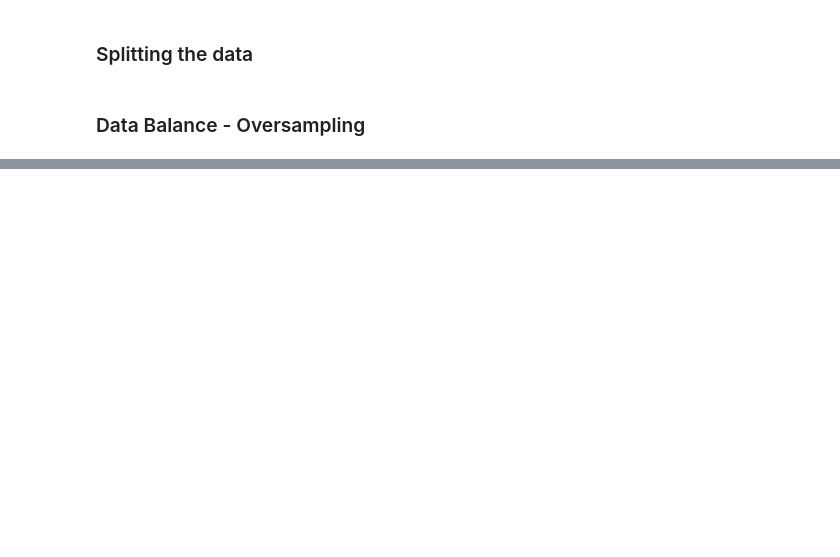
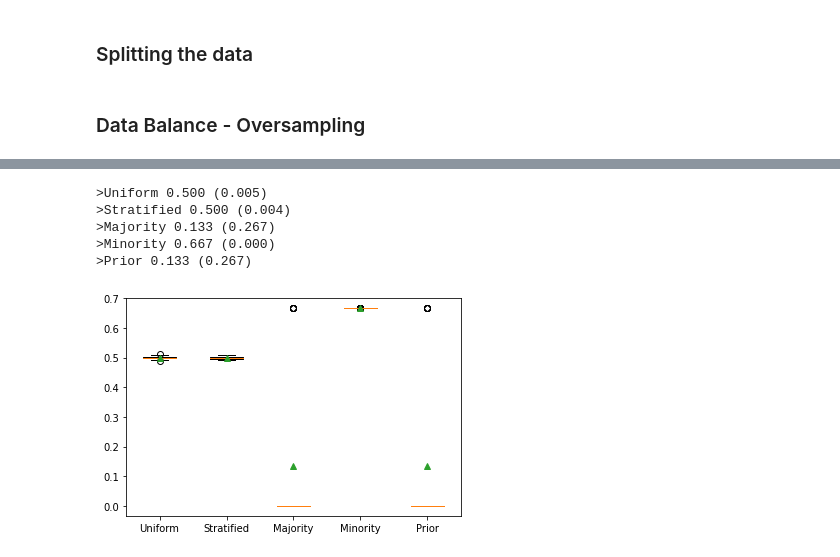
Before and after one commit to fabio-teichmann/ds-ml-project, a Jupyter notebook: Modelling.ipynb, the cells around one changed output, grey strips where cells are left out. Cells and saved outputs as stored; diff of their text form; code cells hidden in the pictures; blank space fills up the shorter version.

Commit message:
baseline model added, interim data sets for models created

```diff
--- a/Modelling.ipynb
+++ b/Modelling.ipynb
@@ -34,0 +65,16 @@ from sklearn.metrics import recall_score, roc_auc_score, roc_curve
+# %%
+scaler = StandardScaler()
+
+#standardization of train set (fit_transform)
+X_train_res_stand = scaler.fit_transform(X_train_res)
+
+#change array to dataframe
+scaled_df_train_resampled = pd.DataFrame(X_train_res_stand)
+scaled_df_train_resampled.columns = X_train.columns
+
+#standardization of test set (transform)
+X_test_stand = scaler.transform(X_test)
+
+#change array to dataframe
+scaled_df_test = pd.DataFrame(X_test_stand)
+scaled_df_test.columns = X_test.columns
@@ -34,0 +101,63 @@ from sklearn.metrics import recall_score, roc_auc_score, roc_curve
+# %%
+# compare naive classifiers with f1-measure
+from numpy import mean
+from numpy import std
+from sklearn.datasets import make_classification
+from sklearn.model_selection import cross_val_score
+from sklearn.model_selection import RepeatedStratifiedKFold
+from sklearn.dummy import DummyClassifier
+from matplotlib import pyplot
+
+# evaluate a model
+def evaluate_model(X, y, model):
+	# define evaluation procedure
+	cv = RepeatedStratifiedKFold(n_splits=10, n_repeats=3, random_state=1)
+	# evaluate model
+	scores = cross_val_score(model, X, y, scoring='f1', cv=cv, n_jobs=-1)
+	return scores
+
+# define models to test
+def get_models():
+	models, names = list(), list()
+	# Uniformly Random Guess
+	models.append(DummyClassifier(strategy='uniform'))
+	names.append('Uniform')
+	# Prior Random Guess
+	models.append(DummyClassifier(strategy='stratified'))
+	names.append('Stratified')
+	# Majority Class: Predict 0
+	models.append(DummyClassifier(strategy='most_frequent'))
+	names.append('Majority')
+	# Minority Class: Predict 1
+	models.append(DummyClassifier(strategy='constant', constant=1))
+	names.append('Minority')
+	# Class Prior
+	models.append(DummyClassifier(strategy='prior'))
+	names.append('Prior')
+	return models, names
+
+# define dataset
+"""
+X, y = make_classification(n_samples=10000, n_features=2, n_redundant=0,
+	n_clusters_per_class=1, weights=[0.99], flip_y=0, random_state=4)
+"""
+# define models
+models, names = get_models()
+results = list()
+# evaluate each model
+for i in range(len(models)):
+	# evaluate the model and store results
+	scores = evaluate_model(scaled_df_train_resampled, y_train_res, models[i])
+	results.append(scores)
+	# summarize and store
+	print('>%s %.3f (%.3f)' % (names[i], mean(scores), std(scores)))
+# plot the results
+pyplot.boxplot(results, labels=names, showmeans=True)
+pyplot.show()
+# %% [output]
+>Uniform 0.500 (0.005)
+>Stratified 0.500 (0.004)
+>Majority 0.133 (0.267)
+>Minority 0.667 (0.000)
+>Prior 0.133 (0.267)
+[figure, added]
```
Also changed, not shown: parts of 12 cells of this notebook.
